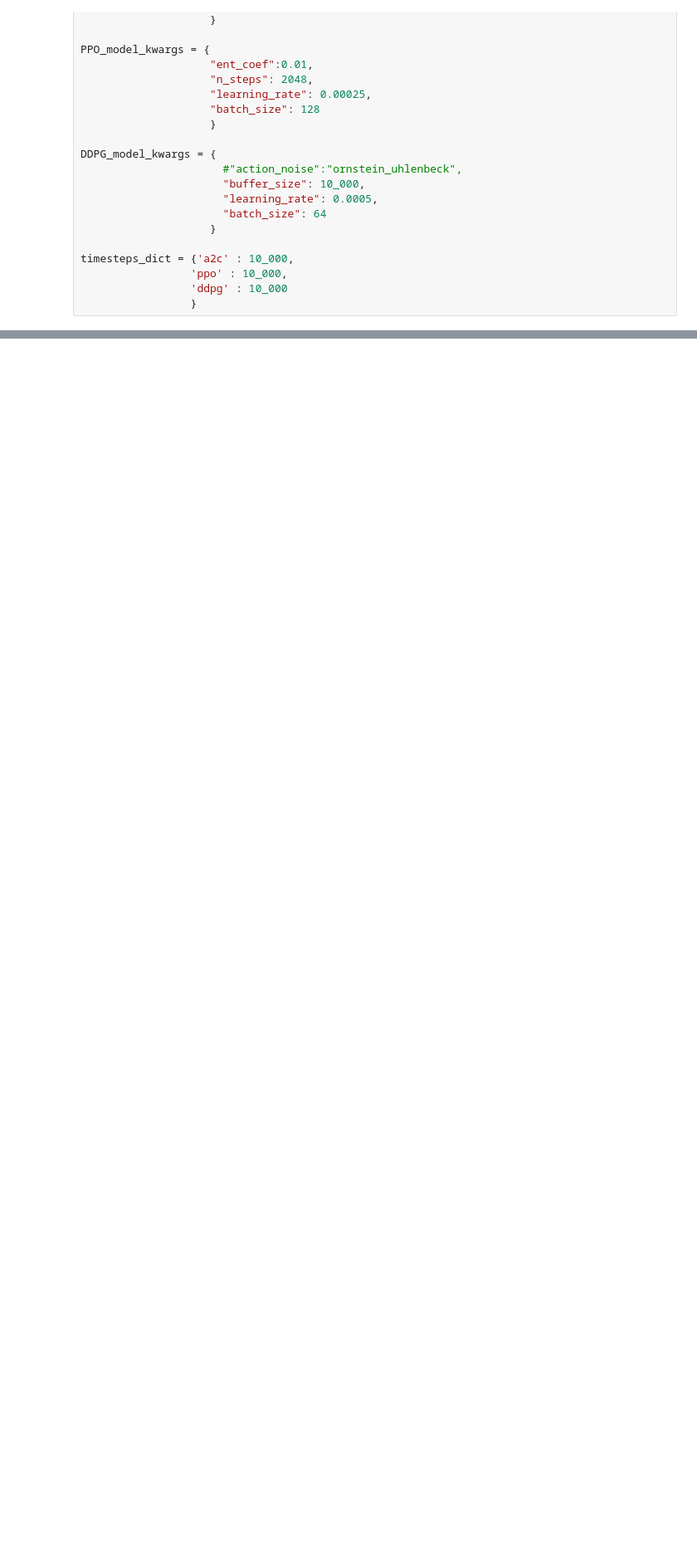
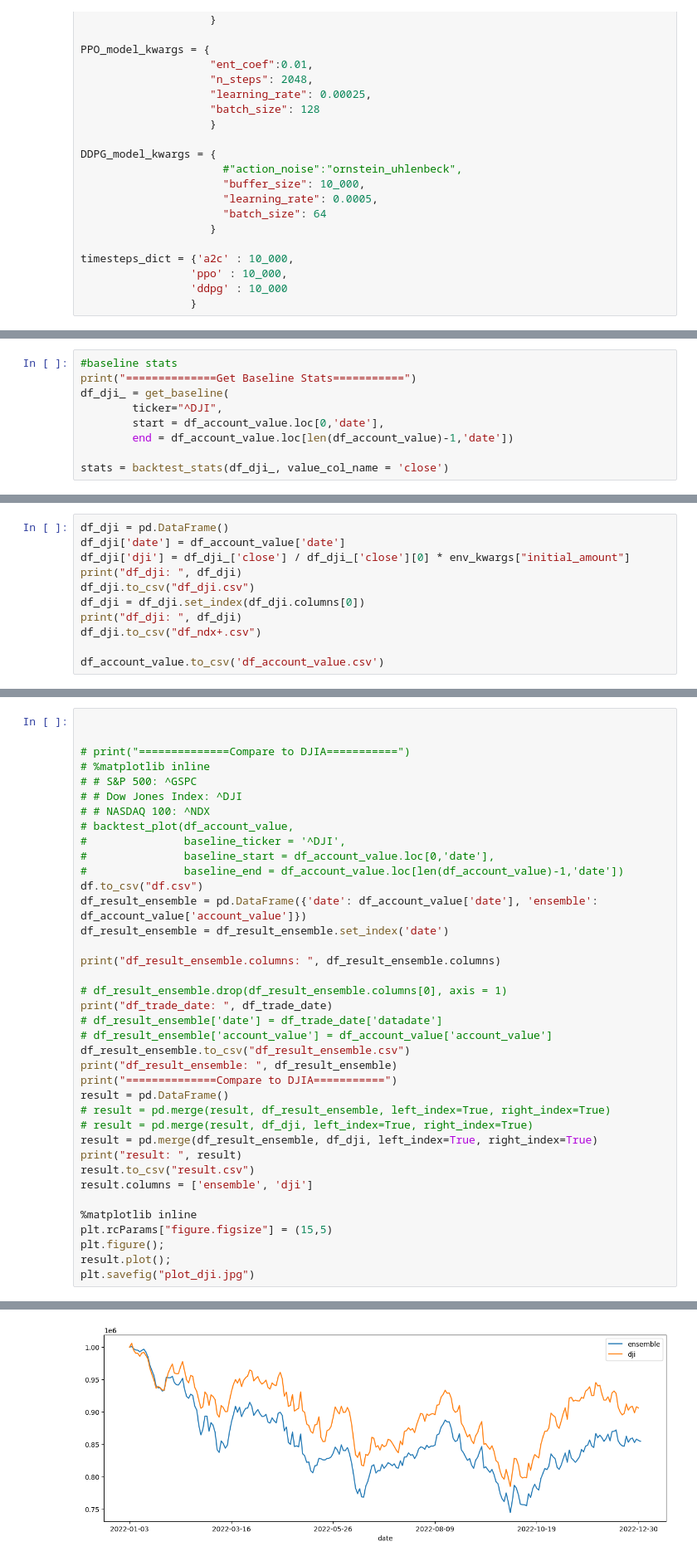
Before and after one commit to 0-JackFrost-0/CS-337-project, a Jupyter notebook: main.ipynb, the cells around one changed output, grey strips where cells are left out. Shown at 83% size. Drawn from its saved outputs; the diff is of its cells as text; blank space fills up the shorter version.

```diff
--- a/main.ipynb
+++ b/main.ipynb
@@ -229,0 +312,9 @@ ValueError: could not broadcast input array from shape (194,) into shape (199,)
+# %%
+#baseline stats
+print("==============Get Baseline Stats===========")
+df_dji_ = get_baseline(
+        ticker="^DJI",
+        start = df_account_value.loc[0,'date'],
+        end = df_account_value.loc[len(df_account_value)-1,'date'])
+
+stats = backtest_stats(df_dji_, value_col_name = 'close')
@@ -229,0 +339,11 @@ ValueError: could not broadcast input array from shape (194,) into shape (199,)
+# %%
+df_dji = pd.DataFrame()
+df_dji['date'] = df_account_value['date']
+df_dji['dji'] = df_dji_['close'] / df_dji_['close'][0] * env_kwargs["initial_amount"]
+print("df_dji: ", df_dji)
+df_dji.to_csv("df_dji.csv")
+df_dji = df_dji.set_index(df_dji.columns[0])
+print("df_dji: ", df_dji)
+df_dji.to_csv("df_ndx+.csv")
+
+df_account_value.to_csv('df_account_value.csv')
@@ -229,0 +368,39 @@ ValueError: could not broadcast input array from shape (194,) into shape (199,)
+# %%
+
+
+# print("==============Compare to DJIA===========")
+# %matplotlib inline
+# # S&P 500: ^GSPC
+# # Dow Jones Index: ^DJI
+# # NASDAQ 100: ^NDX
+# backtest_plot(df_account_value,
+#               baseline_ticker = '^DJI',
+#               baseline_start = df_account_value.loc[0,'date'],
+#               baseline_end = df_account_value.loc[len(df_account_value)-1,'date'])
+df.to_csv("df.csv")
+df_result_ensemble = pd.DataFrame({'date': df_account_value['date'], 'ensemble': df_account_value['account_value']})
+df_result_ensemble = df_result_ensemble.set_index('date')
+
+print("df_result_ensemble.columns: ", df_result_ensemble.columns)
+
+# df_result_ensemble.drop(df_result_ensemble.columns[0], axis = 1)
+print("df_trade_date: ", df_trade_date)
+# df_result_ensemble['date'] = df_trade_date['datadate']
+# df_result_ensemble['account_value'] = df_account_value['account_value']
+df_result_ensemble.to_csv("df_result_ensemble.csv")
+print("df_result_ensemble: ", df_result_ensemble)
+print("==============Compare to DJIA===========")
+result = pd.DataFrame()
+# result = pd.merge(result, df_result_ensemble, left_index=True, right_index=True)
+# result = pd.merge(result, df_dji, left_index=True, right_index=True)
+result = pd.merge(df_result_ensemble, df_dji, left_index=True, right_index=True)
+print("result: ", result)
+result.to_csv("result.csv")
+result.columns = ['ensemble', 'dji']
+
+%matplotlib inline
+plt.rcParams["figure.figsize"] = (15,5)
+plt.figure();
+result.plot();
+plt.savefig("plot_dji.jpg")
+# %% [output]
@@ -229,0 +425 @@ ValueError: could not broadcast input array from shape (194,) into shape (199,)
+[figure, added]
```
Also changed, not shown: parts of 27 cells of this notebook, 4 other files.
